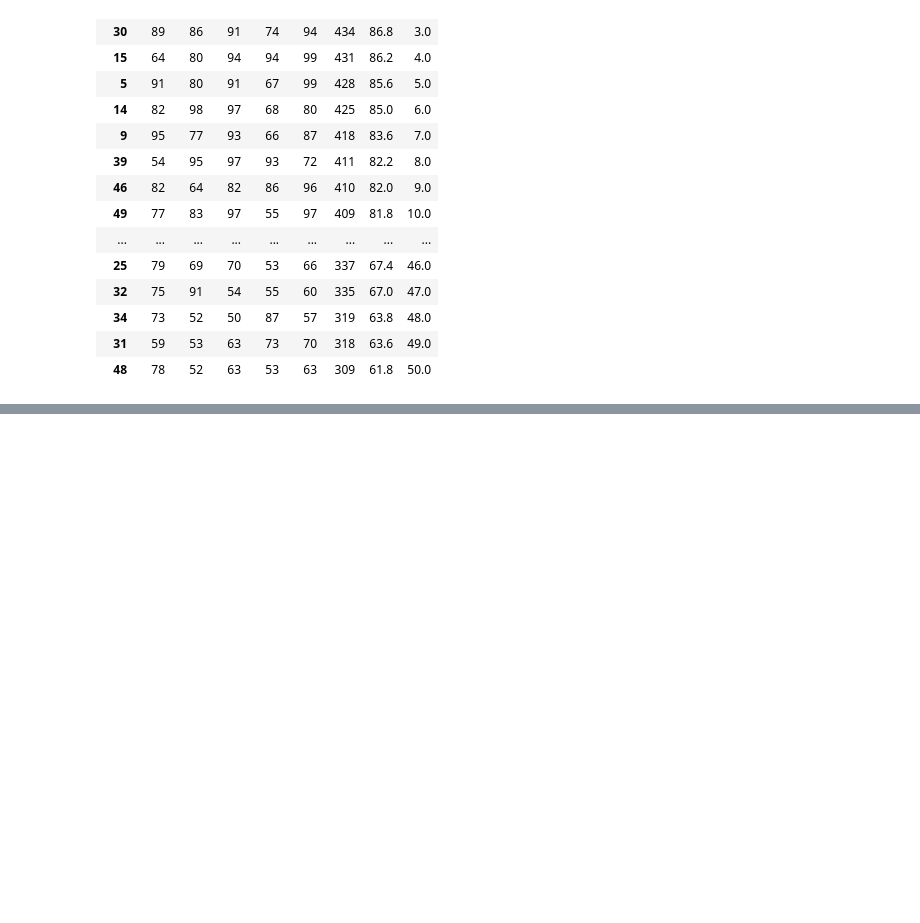
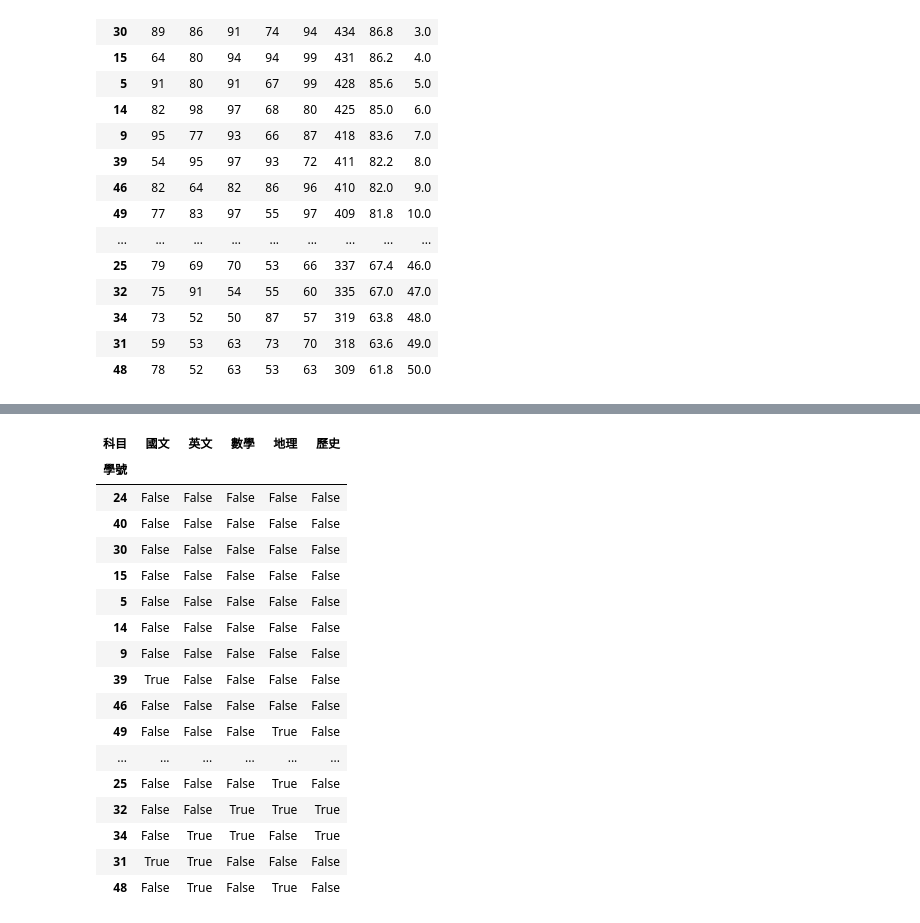
Before and after one commit to liminchang/python_analysis, a Jupyter notebook: lesson8_5.ipynb, the cells around one changed output, grey strips where cells are left out. Drawn from its saved outputs; the diff is of its cells as text; code cells hidden in the pictures; blank space fills up the shorter version.

```diff
--- a/lesson8_5.ipynb
+++ b/lesson8_5.ipynb
@@ -102,3 +102,8 @@ df1
 | 34 | 73 | 52 | 50 | 87 | 57 | 319 | 63.8 | 48.0 |
 | 31 | 59 | 53 | 63 | 73 | 70 | 318 | 63.6 | 49.0 |
 | 48 | 78 | 52 | 63 | 53 | 63 | 309 | 61.8 | 50.0 |
+# %%
+def max_score(row)->int:
+    return row.max()
+
+df1[['國文','英文','數學','地理','歷史']].apply(max_score,axis=1)
@@ -104,0 +128,24 @@ df1
+# %%
+def max_score(row)->int:
+    return row<= 60
+
+df1[['國文','英文','數學','地理','歷史']].apply(max_score,axis=1)
+# %% [output]
+| 科目 | 國文 | 英文 | 數學 | 地理 | 歷史 |
+| 學號 |  |  |  |  |  |
+| 24 | False | False | False | False | False |
+| 40 | False | False | False | False | False |
+| 30 | False | False | False | False | False |
+| 15 | False | False | False | False | False |
+| 5 | False | False | False | False | False |
+| 14 | False | False | False | False | False |
+| 9 | False | False | False | False | False |
+| 39 | True | False | False | False | False |
+| 46 | False | False | False | False | False |
+| 49 | False | False | False | True | False |
+| ... | ... | ... | ... | ... | ... |
+| 25 | False | False | False | True | False |
+| 32 | False | False | True | True | True |
+| 34 | False | True | True | False | True |
+| 31 | True | True | False | False | False |
+| 48 | False | True | False | True | False |
```
Also changed, not shown: parts of 1 cell of this notebook.
